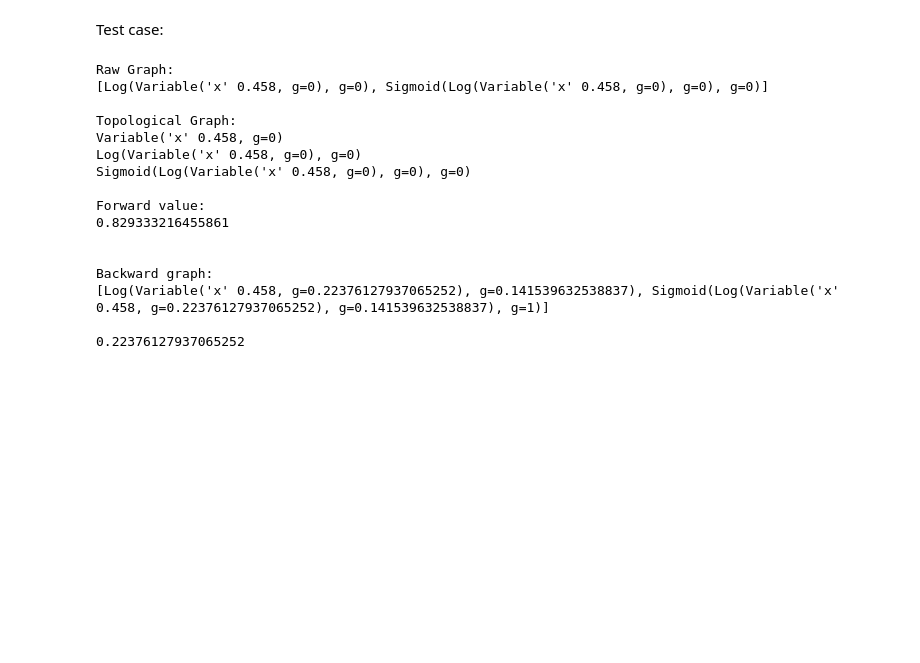
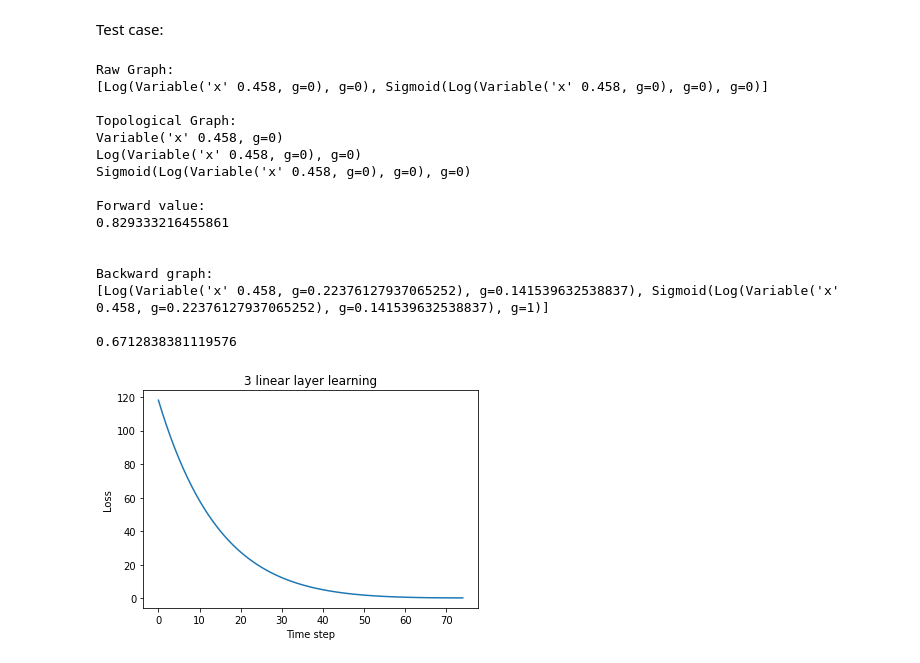
Before and after one commit to EricLBuehler/Automatic-Differentiation-Custom, a Jupyter notebook: autodiff.ipynb, the cells around one changed output. Cells and saved outputs as stored; diff of their text form; code cells hidden in the pictures; blank space fills up the shorter version.

Commit message:
Add PyTorch-like model API and some loss functions

```diff
--- a/autodiff.ipynb
+++ b/autodiff.ipynb
@@ -172,7 +183,7 @@ class Variable(DifferentiableValue):
             raise ValueError("Variable does not have value")
         self._value = value
 
-    def forward(self) -> np.ndarray:
+    def forward(self) -> Union[np.ndarray, SupportsFloat]:
         if self.value == None:
             raise ValueError("Variable does not have value")
         return self.value
@@ -734,7 +763,7 @@ graph.backward()
 print(graph.values)
 print()
 
-grad_graph = graph.create_gradient_graph()
+grad_graph = create_gradient_graph(graph.backward())
 print(grad_graph.wrt(x))
 
 del graph
@@ -754,4 +783,4 @@ Forward value:
 Backward graph:
 [Log(Variable('x' 0.458, g=0.22376127937065252), g=0.141539632538837), Sigmoid(Log(Variable('x' 0.458, g=0.22376127937065252), g=0.141539632538837), g=1)]
 
-0.22376127937065252
+0.6712838381119576
@@ -757,0 +822,50 @@ Backward graph:
+# %%
+class Model(Network):
+    def __init__(self, input_size, mid_size, output_size):
+        super().__init__()
+        self.inp = Linear(input_size, mid_size)
+        self.middle = Linear(mid_size, mid_size)
+        self.output = Linear(mid_size, output_size)
+        super().register()
+
+    def forward(self, x):
+        inp = self.inp(x)
+        mid = self.middle(inp)
+        return self.output(mid)
+# %%
+import matplotlib.pyplot as plt
+import tqdm
+np.random.seed(0)
+
+input_size = 5
+mid_size = 6
+output_size = 10
+
+x = np_vectorize(np.random.random(input_size))
+y_true = np_vectorize(np.random.random(output_size))
+
+mod = Model(input_size, mid_size, output_size)
+criterion = MSELoss()
+
+
+losses = []
+with Graph() as graph:
+    for i in tqdm.tqdm(range(75)):
+        y_pred = mod.forward(x)
+        loss = criterion(y_true, y_pred)
+        losses.append(loss.forward())
+
+        grad_graph = create_gradient_graph(loss.backward())
+        mod.backward(grad_graph)
+
+plt.plot(losses)
+plt.xlabel("Time step")
+plt.ylabel("Loss")
+plt.title("3 linear layer learning")
+plt.show()
+
+del graph
+
+print("Final loss: "+str(losses[-1]))
+# %% [output]
+[figure, added]
```
Also changed, not shown: parts of 14 cells of this notebook.
